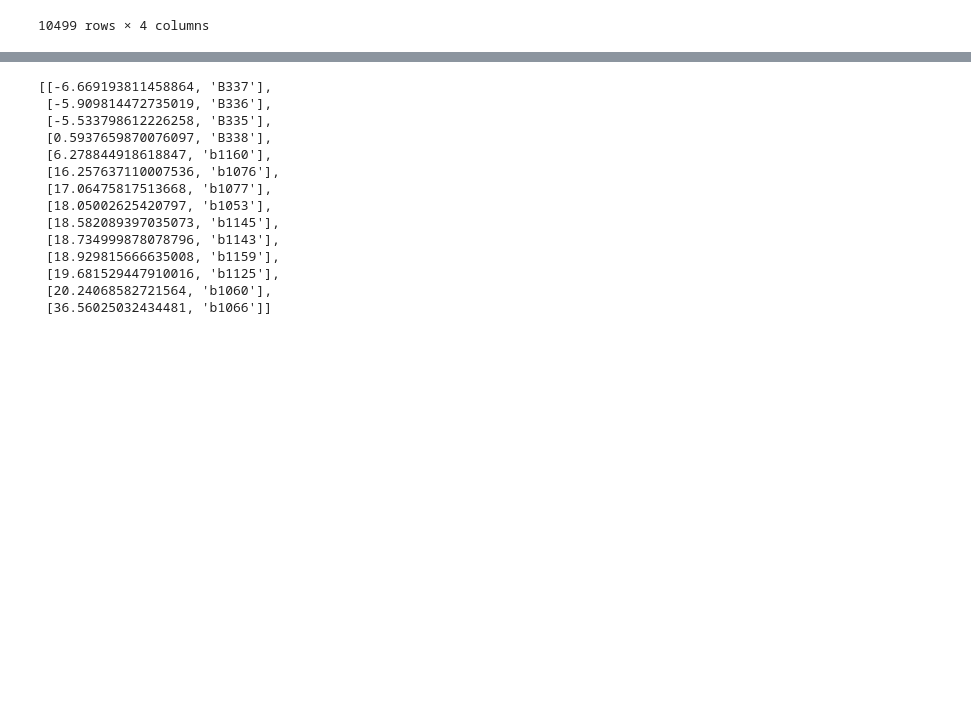
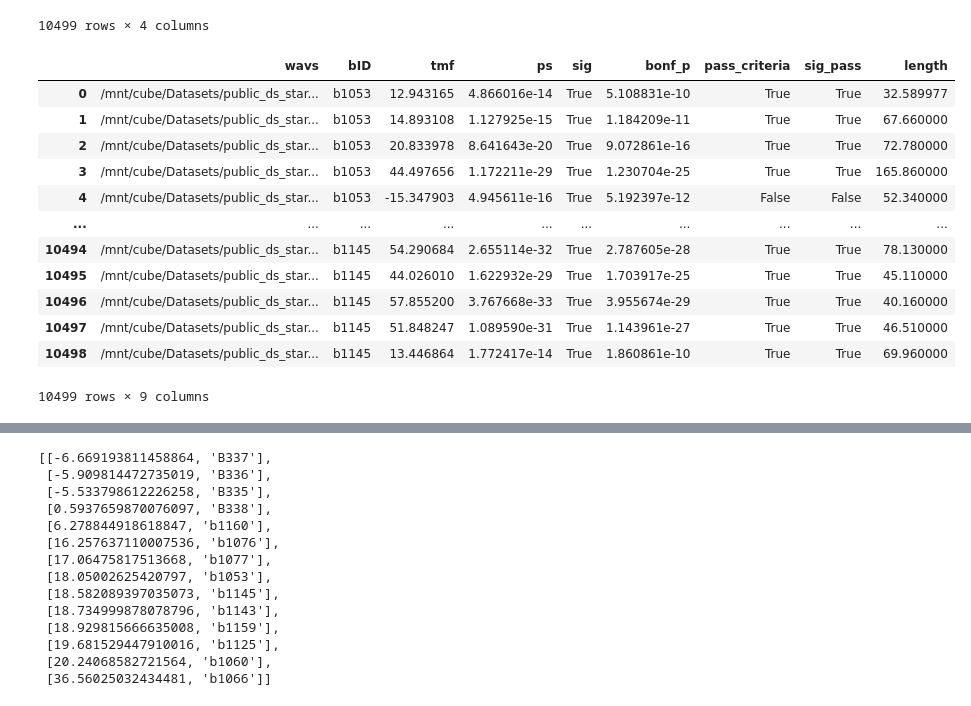
Before and after one commit to xingjeffrey/starling_rhythm_mfdfa, a Jupyter notebook: notebooks/0.00 MFDFA on Zenodo Dataset/Visualize Reparsed TMF.ipynb, the cells around one changed output, grey strips where cells are left out. Cells and saved outputs as stored; diff of their text form; code cells hidden in the pictures; blank space fills up the shorter version.

```diff
--- a/notebooks/0.00 MFDFA on Zenodo Dataset/Visualize Reparsed TMF.ipynb
+++ b/notebooks/0.00 MFDFA on Zenodo Dataset/Visualize Reparsed TMF.ipynb
@@ -24,0 +28,23 @@ select
+# %%
+lengths = []
+for i, row in tqdm(select.iterrows()):
+    sr, data = read(row.wavs)
+    lengths.append(len(data)/sr)
+
+select['length'] = lengths
+# %%
+select
+# %% [output]
+|  | wavs | bID | tmf | ps | sig | bonf_p | pass_criteria | sig_pass | length |
+| 0 | /mnt/cube/Datasets/public_ds_star... | b1053 | 12.943165 | 4.866016e-14 | True | 5.108831e-10 | True | True | 32.589977 |
+| 1 | /mnt/cube/Datasets/public_ds_star... | b1053 | 14.893108 | 1.127925e-15 | True | 1.184209e-11 | True | True | 67.660000 |
+| 2 | /mnt/cube/Datasets/public_ds_star... | b1053 | 20.833978 | 8.641643e-20 | True | 9.072861e-16 | True | True | 72.780000 |
+| 3 | /mnt/cube/Datasets/public_ds_star... | b1053 | 44.497656 | 1.172211e-29 | True | 1.230704e-25 | True | True | 165.860000 |
+| 4 | /mnt/cube/Datasets/public_ds_star... | b1053 | -15.347903 | 4.945611e-16 | True | 5.192397e-12 | False | False | 52.340000 |
+| ... | ... | ... | ... | ... | ... | ... | ... | ... | ... |
+| 10494 | /mnt/cube/Datasets/public_ds_star... | b1145 | 54.290684 | 2.655114e-32 | True | 2.787605e-28 | True | True | 78.130000 |
+| 10495 | /mnt/cube/Datasets/public_ds_star... | b1145 | 44.026010 | 1.622932e-29 | True | 1.703917e-25 | True | True | 45.110000 |
+| 10496 | /mnt/cube/Datasets/public_ds_star... | b1145 | 57.855200 | 3.767668e-33 | True | 3.955674e-29 | True | True | 40.160000 |
+| 10497 | /mnt/cube/Datasets/public_ds_star... | b1145 | 51.848247 | 1.089590e-31 | True | 1.143961e-27 | True | True | 46.510000 |
+| 10498 | /mnt/cube/Datasets/public_ds_star... | b1145 | 13.446864 | 1.772417e-14 | True | 1.860861e-10 | True | True | 69.960000 |
+10499 rows × 9 columns
```
Also changed, not shown: parts of 8 cells of this notebook, 14 other files.
